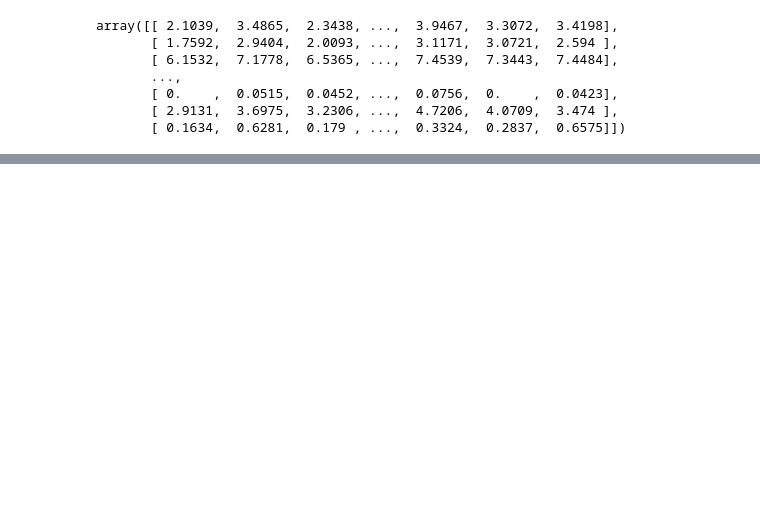
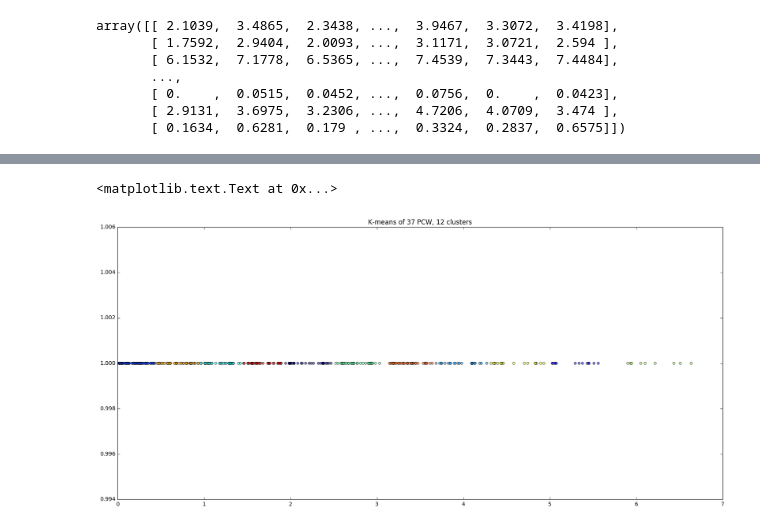
Before and after one commit to UW-Biol419-Wi2017/SpontaneousActivity, a Jupyter notebook: Kmeans on KCNK9 Allen data.ipynb, the cells around one changed output, grey strips where cells are left out. Drawn from its saved outputs; the diff is of its cells as text; code cells hidden in the pictures; blank space fills up the shorter version.

```diff
--- a/Kmeans on KCNK9 Allen data.ipynb
+++ b/Kmeans on KCNK9 Allen data.ipynb
@@ -41,0 +87,19 @@ df = df.append({'name': 'Zed', 'age': 9, 'height': 2}
+# %%
+#running k-means on a single age group: 37 PCW
+thirtyseven = X.loc[37.0]
+kmeans = KMeans(n_clusters = 12)
+kmeans.fit(thirtyseven)
+
+group2 = kmeans.labels_
+
+ones = np.ones(330)
+plt.scatter(thirtyseven, ones, c=group2, alpha=0.5)
+plt.xlim(0,7)
+fig_size = plt.rcParams["figure.figsize"]
+fig_size[0] = 20
+fig_size[1] = 9
+plt.rcParams["figure.figsize"] = fig_size
+plt.title('K-means of 37 PCW, 12 clusters')
+# %% [output]
+<matplotlib.text.Text at 0x...>
+[figure, added]
```
Also changed, not shown: parts of 7 cells of this notebook.
